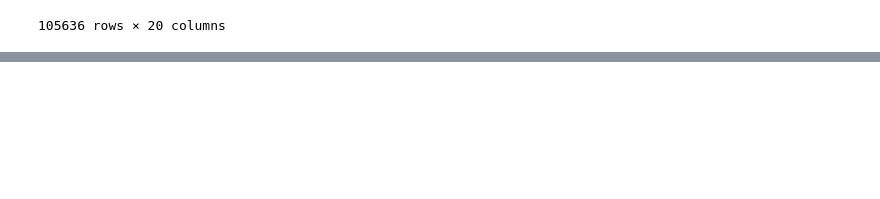
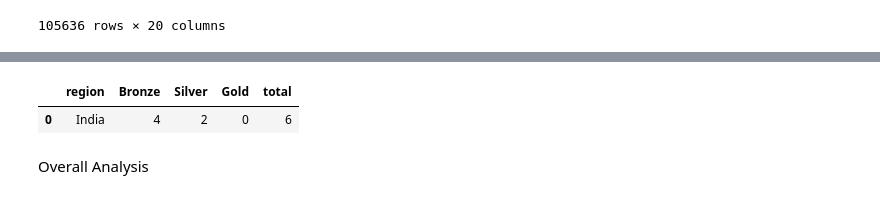
Before and after one commit to DhruvalBhuva/Olympic-data-analysis, a Jupyter notebook: research/notebook.ipynb, the cells around one changed output, grey strips where cells are left out. Drawn from its saved outputs; the diff is of its cells as text; code cells hidden in the pictures; blank space fills up the shorter version.

Commit message:
Update Medal telly

```diff
--- a/research/notebook.ipynb
+++ b/research/notebook.ipynb
@@ -217,0 +203,5 @@ See the caveats in the documentation: https://pandas.pydata.org/pandas-docs/stab
+# %%
+year = df["Year"].unique().tolist()
+year.sort()
+year.insert(0, "Overall")
+year
@@ -217,0 +228,8 @@ See the caveats in the documentation: https://pandas.pydata.org/pandas-docs/stab
+# %%
+# Here county consist of NaN values as well, so we cant directly sort it
+# need to remove NaN values first
+
+county = np.unique(df["region"].dropna().values).tolist()
+county.sort()
+county.insert(0, "Overall")
+county
@@ -217,0 +254,35 @@ See the caveats in the documentation: https://pandas.pydata.org/pandas-docs/stab
+# %%
+def fetch_medal_tally(df, year, county):
+    df = df.drop_duplicates(subset=['Team', "NOC", "Games", "Year",
+                                    "City", "Sport", "Event", "Medal"])
+
+    flag = 0
+    if year == "Overall" and county == "Overall":
+        temp_df = df
+    elif year == "Overall" and county != "Overall":
+        flag = 1
+        temp_df = df[df["region"] == county]
+    elif year != "Overall" and county == "Overall":
+        temp_df = df[df["Year"] == int(year)]
+    elif year != "Overall" and county != "Overall":
+        temp_df = df[(df["Year"] == int(year)) & (df["region"] == county)]
+
+    if flag == 1:
+        temp_df = temp_df.groupby("Year").sum()[['Bronze', 'Silver', 'Gold']
+                                                ].sort_values("Year", ascending=True).reset_index()
+    else:
+        temp_df = temp_df.groupby("region").sum()[['Bronze', 'Silver', 'Gold']
+                                                  ].sort_values("Gold", ascending=False).reset_index()
+
+    temp_df["total"] = temp_df["Bronze"] + \
+        temp_df["Silver"] + temp_df["Gold"]
+
+    return temp_df
+
+
+fetch_medal_tally(df, year="2012", county="India")
+# %% [output]
+|  | region | Bronze | Silver | Gold | total |
+| 0 | India | 4 | 2 | 0 | 6 |
+# %% [markdown]
+Overall Analysis
```
Also changed, not shown: parts of 9 cells of this notebook, 3 other files.
